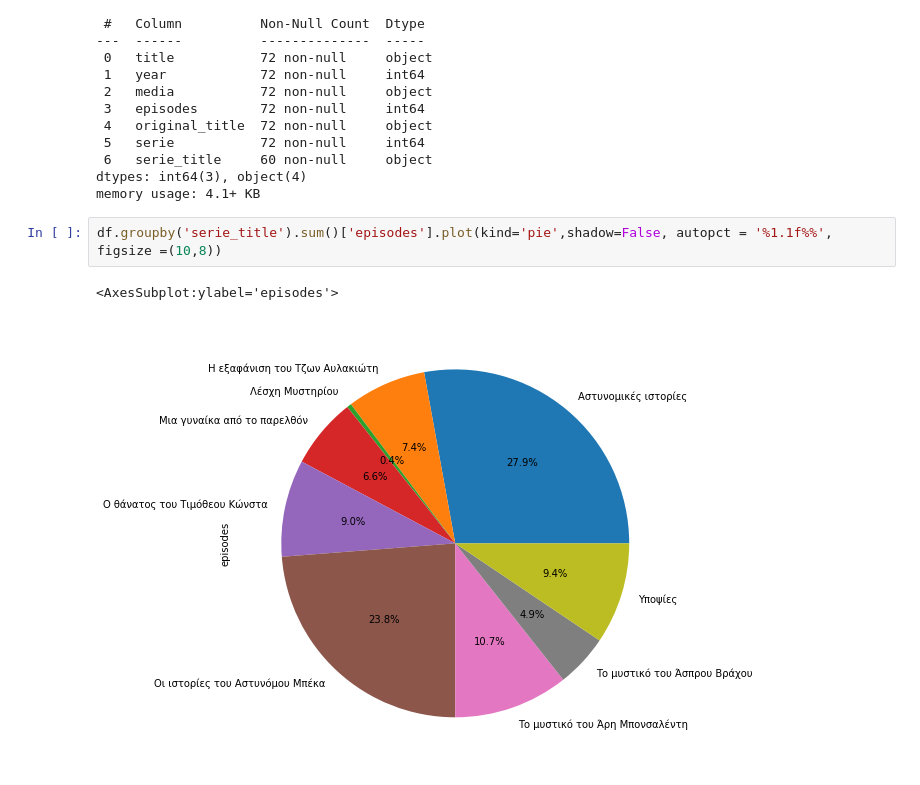
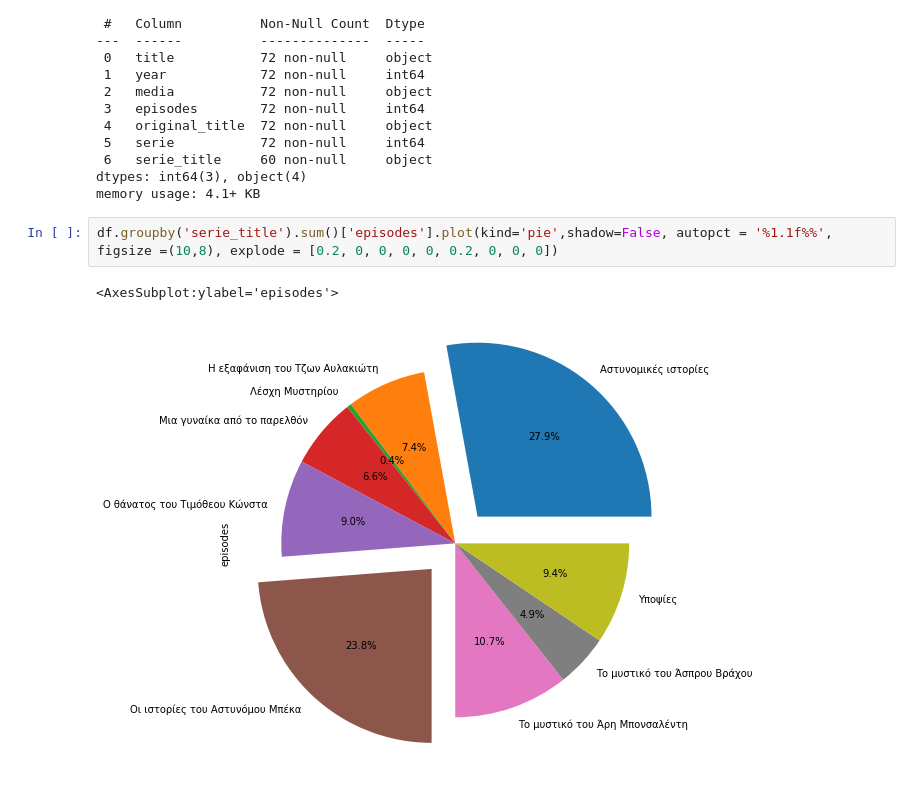
Before and after one commit to AntonioKal/Data_Analysis, a Jupyter notebook: Maris_filmography.ipynb, the cells around one changed output. Cells and saved outputs as stored; diff of their text form.

```diff
--- a/Maris_filmography.ipynb
+++ b/Maris_filmography.ipynb
@@ -44,7 +44,7 @@ Data columns (total 7 columns):
 dtypes: int64(3), object(4)
 memory usage: 4.1+ KB
 # %%
-df.groupby('serie_title').sum()['episodes'].plot(kind='pie',shadow=False, autopct = '%1.1f%%', figsize =(10,8))
+df.groupby('serie_title').sum()['episodes'].plot(kind='pie',shadow=False, autopct = '%1.1f%%', figsize =(10,8), explode = [0.2, 0, 0, 0, 0, 0.2, 0, 0, 0])
 # %% [output]
 <AxesSubplot:ylabel='episodes'>
-[figure, old version]
+[figure, new version]
```
Also changed, not shown: parts of 1 cell of this notebook.
